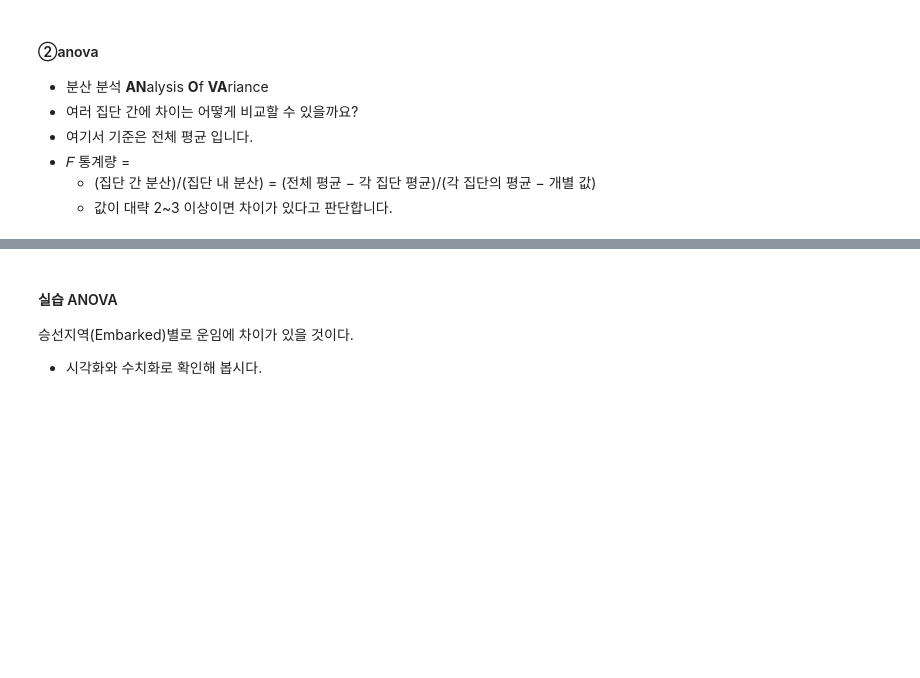
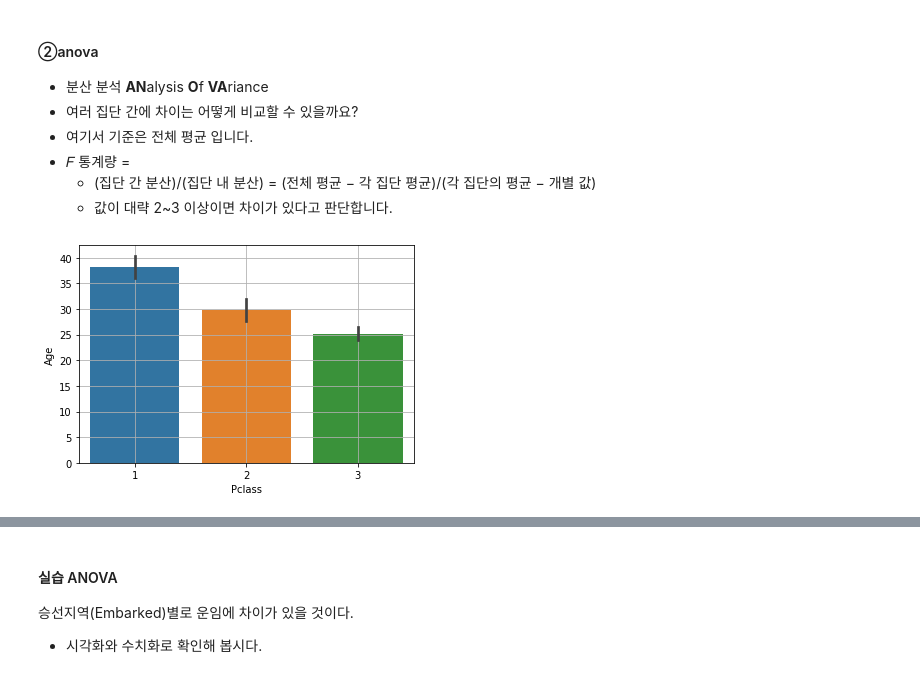
Before and after one commit to prefer100/ai_practice, a Jupyter notebook: 데이터분석/08과 이변량_범주 vs 숫자.ipynb, the cells around one changed output, grey strips where cells are left out. Cells and saved outputs as stored; diff of their text form; code cells hidden in the pictures; blank space fills up the shorter version.

```diff
--- a/데이터분석/08과 이변량_범주 vs 숫자.ipynb
+++ b/데이터분석/08과 이변량_범주 vs 숫자.ipynb
@@ -345,7 +439,10 @@ spst.ttest_ind(died, survived)
 # %%
 # Pclass(3 범주) --> Age
 sns.barplot(x="Pclass", y="Age", data=titanic)
+plt.grid()
 plt.show()
+# %% [output]
+[figure, added]
 # %%
 titanic.boxplot('Age', 'Pclass')
 plt.show()
```
Also changed, not shown: parts of 53 cells of this notebook, 3 other files.
